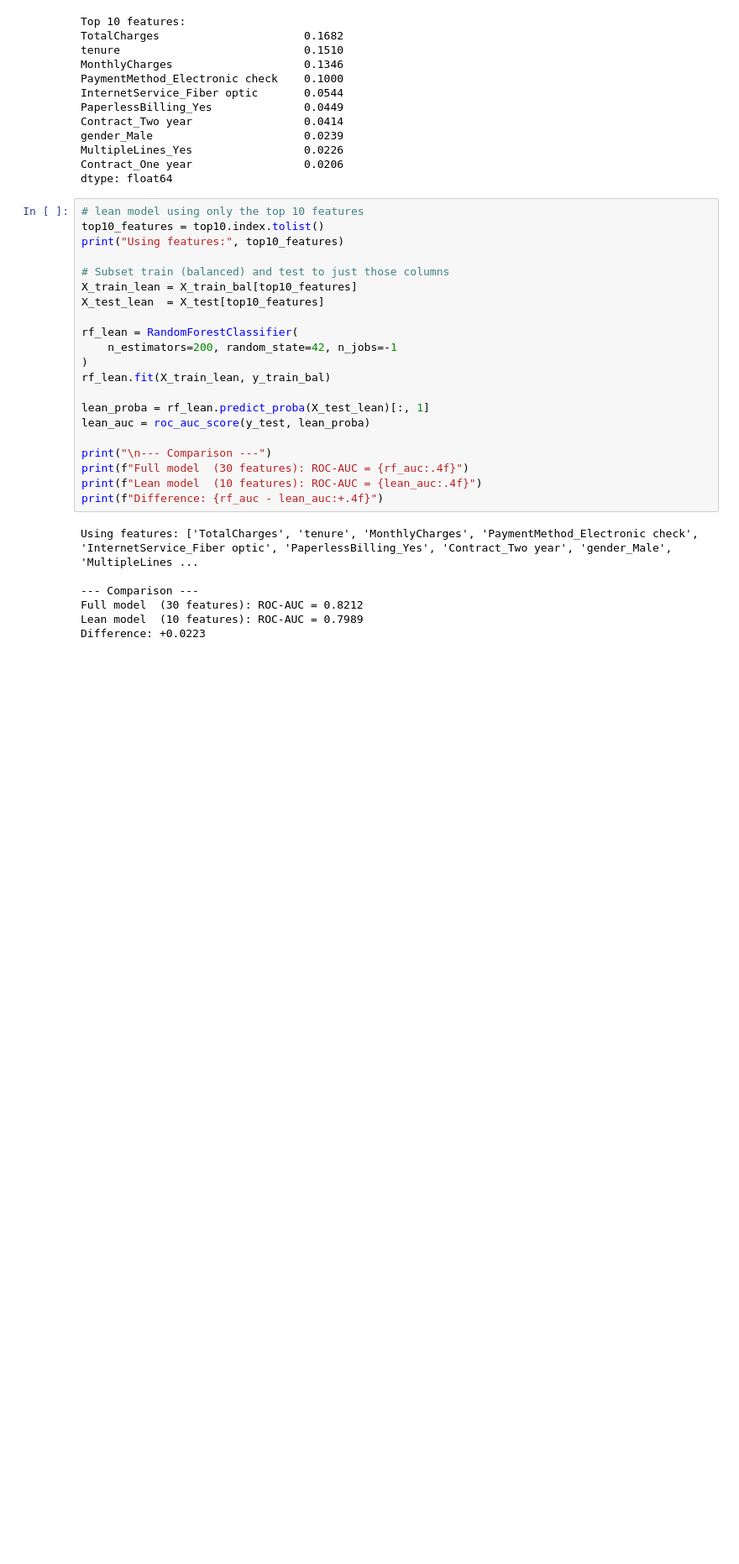
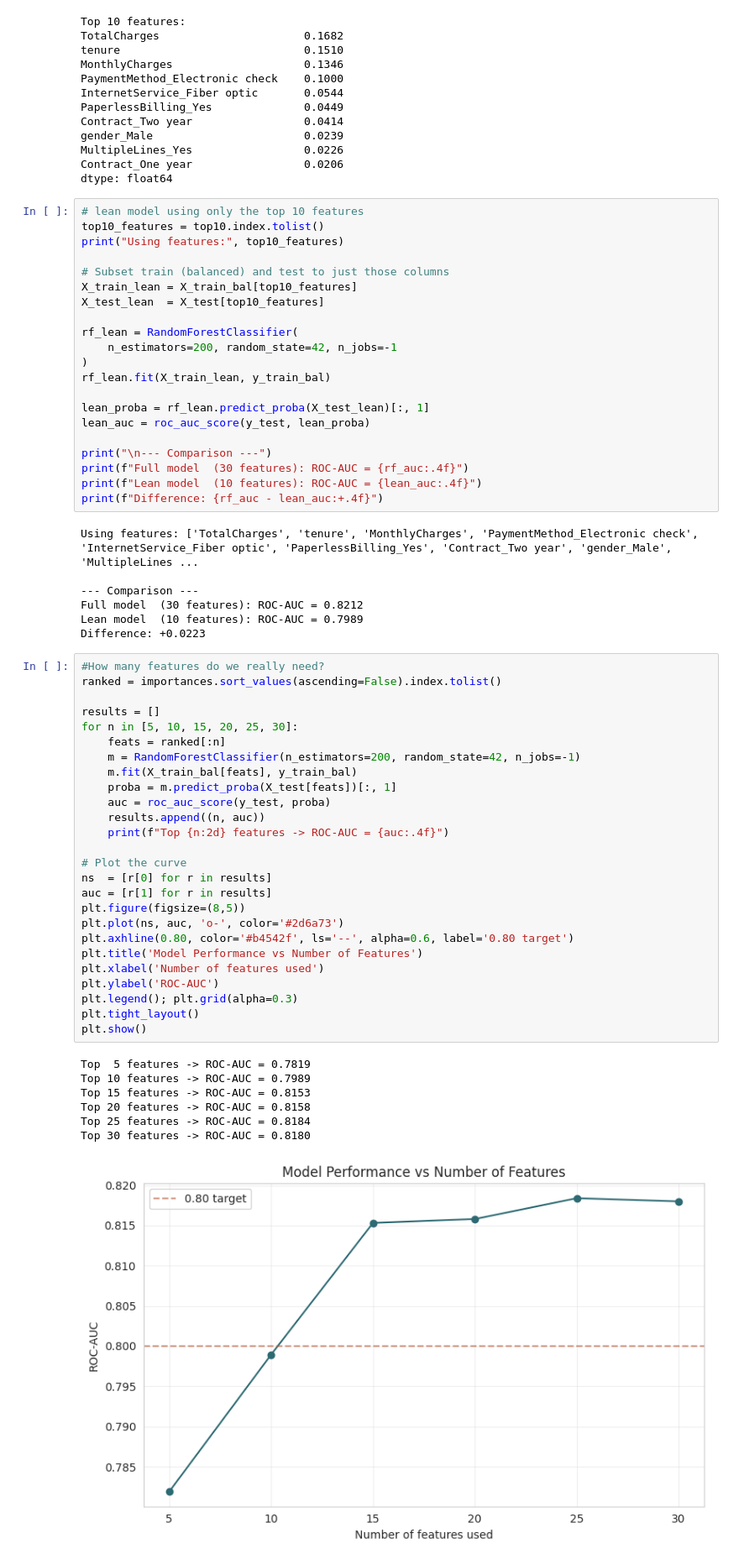
Before and after one commit to iam-ansuman/Datheon_Machine_Learning_-_Data_Science_Internship, a Jupyter notebook: Task-3-Customer-Churn-Prediction/churn_prediction.ipynb, the cells around one changed output. Shown at 84% size. Cells and saved outputs as stored; diff of their text form; blank space fills up the shorter version.

Commit message:
check how many feautures do we need

```diff
--- a/Task-3-Customer-Churn-Prediction/churn_prediction.ipynb
+++ b/Task-3-Customer-Churn-Prediction/churn_prediction.ipynb
@@ -363,3 +363,37 @@ Using features: ['TotalCharges', 'tenure', 'MonthlyCharges', 'PaymentMethod_Elec
 Full model  (30 features): ROC-AUC = 0.8212
 Lean model  (10 features): ROC-AUC = 0.7989
 Difference: +0.0223
+# %%
+#How many features do we really need?
+ranked = importances.sort_values(ascending=False).index.tolist()
+
+results = []
+for n in [5, 10, 15, 20, 25, 30]:
+    feats = ranked[:n]
+    m = RandomForestClassifier(n_estimators=200, random_state=42, n_jobs=-1)
+    m.fit(X_train_bal[feats], y_train_bal)
+    proba = m.predict_proba(X_test[feats])[:, 1]
+    auc = roc_auc_score(y_test, proba)
+    results.append((n, auc))
+    print(f"Top {n:2d} features -> ROC-AUC = {auc:.4f}")
+
+# Plot the curve
+ns  = [r[0] for r in results]
+auc = [r[1] for r in results]
+plt.figure(figsize=(8,5))
+plt.plot(ns, auc, 'o-', color='#2d6a73')
+plt.axhline(0.80, color='#b4542f', ls='--', alpha=0.6, label='0.80 target')
+plt.title('Model Performance vs Number of Features')
+plt.xlabel('Number of features used')
+plt.ylabel('ROC-AUC')
+plt.legend(); plt.grid(alpha=0.3)
+plt.tight_layout()
+plt.show()
+# %% [output]
+Top  5 features -> ROC-AUC = 0.7819
+Top 10 features -> ROC-AUC = 0.7989
+Top 15 features -> ROC-AUC = 0.8153
+Top 20 features -> ROC-AUC = 0.8158
+Top 25 features -> ROC-AUC = 0.8184
+Top 30 features -> ROC-AUC = 0.8180
+[figure, added]
```
